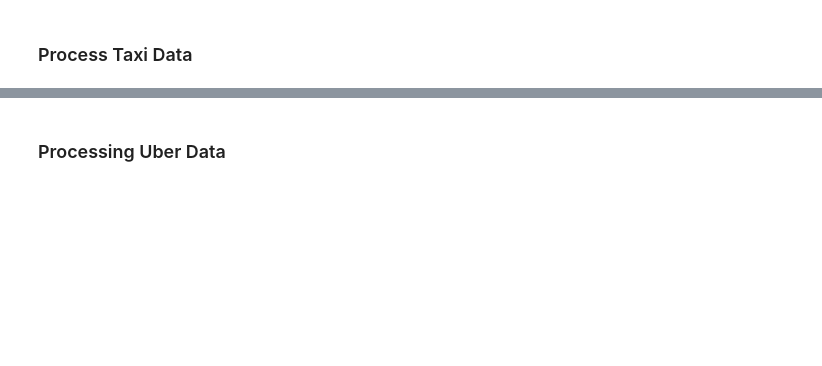
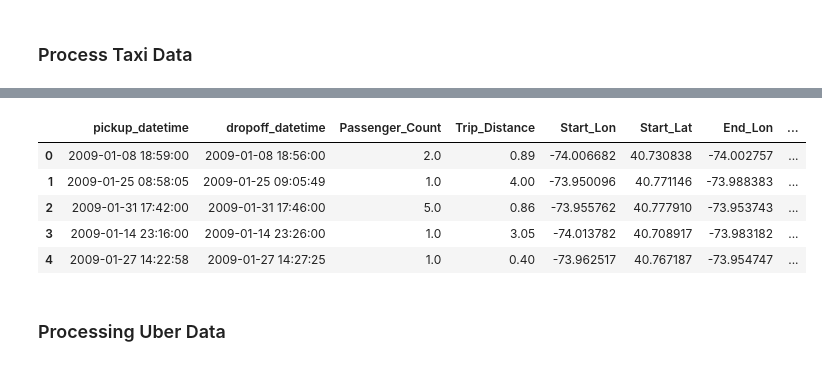
Before and after one commit to sowmya6598/final-project-tools, a Jupyter notebook: Project.ipynb, the cells around one changed output, grey strips where cells are left out. Saved outputs shown, nothing was run; the diff lists cells and outputs as text; code cells hidden in the pictures; blank space fills up the shorter version.

```diff
--- a/Project.ipynb
+++ b/Project.ipynb
@@ -321,3 +442,13 @@ taxi_data.head()
+# %%
+Taxi_Data = df_selected_final.copy()
+Taxi_Data.head()
+# %% [output]
+|  | pickup_datetime | dropoff_datetime | Passenger_Count | Trip_Distance | Start_Lon | Start_Lat | End_Lon | ... |
+| 0 | 2009-01-08 18:59:00 | 2009-01-08 18:56:00 | 2.0 | 0.89 | -74.006682 | 40.730838 | -74.002757 | ... |
+| 1 | 2009-01-25 08:58:05 | 2009-01-25 09:05:49 | 1.0 | 4.00 | -73.950096 | 40.771146 | -73.988383 | ... |
+| 2 | 2009-01-31 17:42:00 | 2009-01-31 17:46:00 | 5.0 | 0.86 | -73.955762 | 40.777910 | -73.953743 | ... |
+| 3 | 2009-01-14 23:16:00 | 2009-01-14 23:26:00 | 1.0 | 3.05 | -74.013782 | 40.708917 | -73.983182 | ... |
+| 4 | 2009-01-27 14:22:58 | 2009-01-27 14:27:25 | 1.0 | 0.40 | -73.962517 | 40.767187 | -73.954747 | ... |
 # %% [markdown]
 ### Processing Uber Data
 # %%
```
Also changed, not shown: parts of 26 cells of this notebook, 4 other files.
